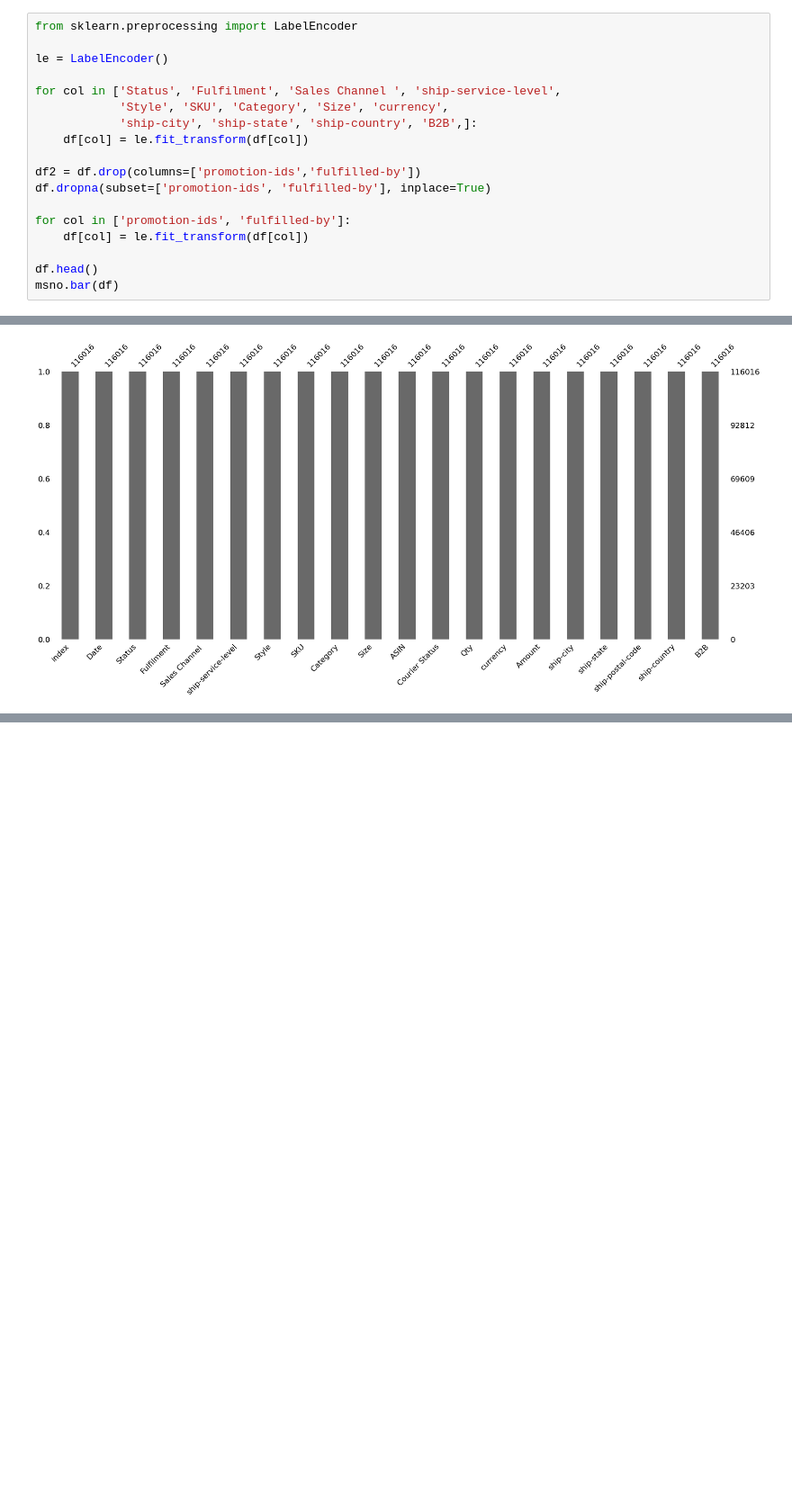
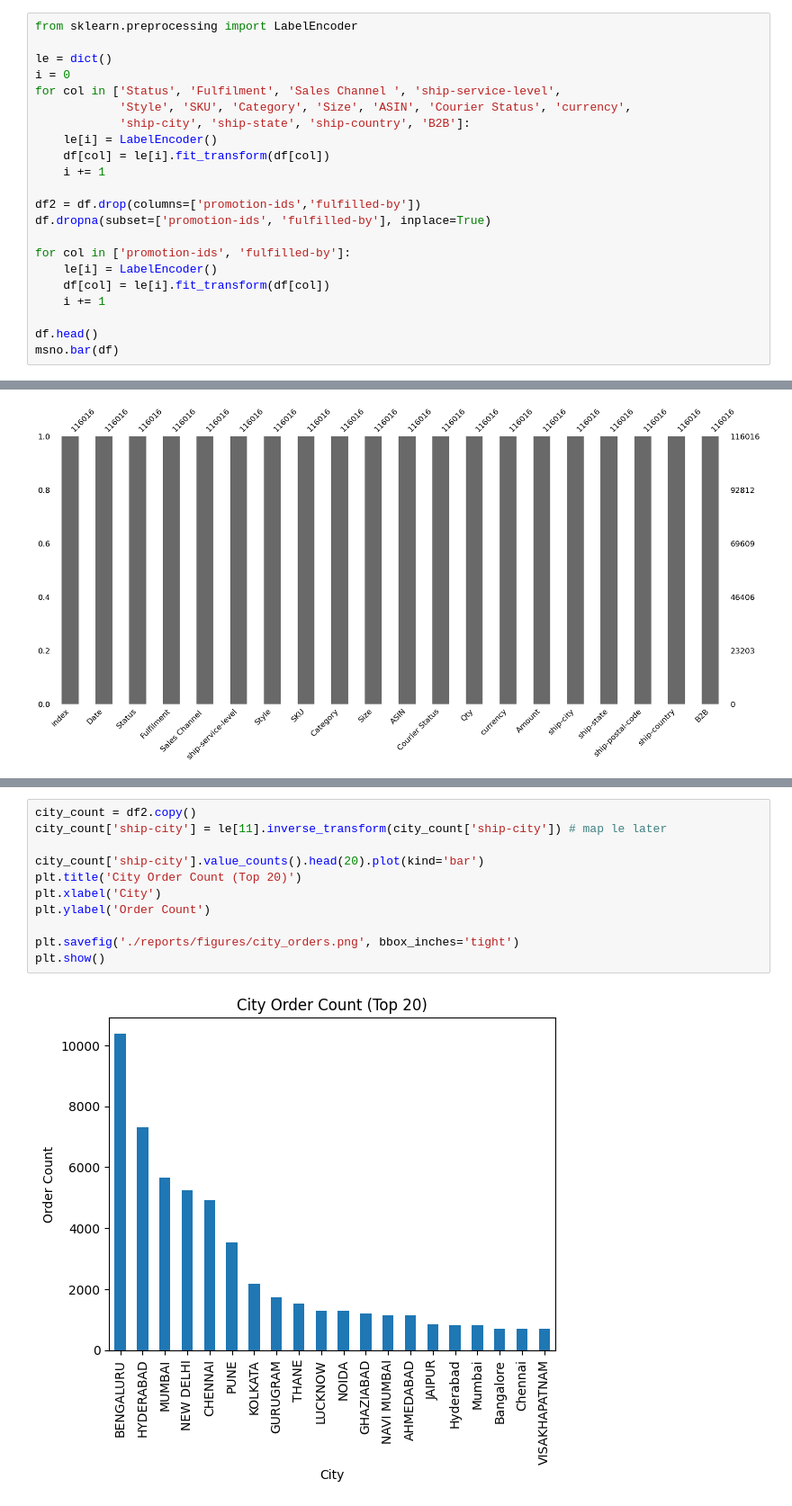
Before and after one commit to khangwen/data-analysis-project, a Jupyter notebook: notebooks/sales_analysis.ipynb, the cells around one changed output, grey strips where cells are left out. Shown at 90% size. Drawn from its saved outputs; the diff is of its cells as text; blank space fills up the shorter version.

```diff
--- a/notebooks/sales_analysis.ipynb
+++ b/notebooks/sales_analysis.ipynb
@@ -77,18 +78,22 @@ msno.bar(df)
 # %%
 from sklearn.preprocessing import LabelEncoder
 
-le = LabelEncoder()
-
+le = dict()
+i = 0
 for col in ['Status', 'Fulfilment', 'Sales Channel ', 'ship-service-level',
-            'Style', 'SKU', 'Category', 'Size', 'currency',
-            'ship-city', 'ship-state', 'ship-country', 'B2B',]:
-    df[col] = le.fit_transform(df[col])
+            'Style', 'SKU', 'Category', 'Size', 'ASIN', 'Courier Status', 'currency',
+            'ship-city', 'ship-state', 'ship-country', 'B2B']:
+    le[i] = LabelEncoder()
+    df[col] = le[i].fit_transform(df[col])
+    i += 1
 
 df2 = df.drop(columns=['promotion-ids','fulfilled-by'])
 df.dropna(subset=['promotion-ids', 'fulfilled-by'], inplace=True)
 
 for col in ['promotion-ids', 'fulfilled-by']:
-    df[col] = le.fit_transform(df[col])
+    le[i] = LabelEncoder()
+    df[col] = le[i].fit_transform(df[col])
+    i += 1
 
 df.head()
 msno.bar(df)
@@ -111,0 +170,13 @@ msno.bar(df2)
+# %%
+city_count = df2.copy()
+city_count['ship-city'] = le[11].inverse_transform(city_count['ship-city']) # map le later
+
+city_count['ship-city'].value_counts().head(20).plot(kind='bar')
+plt.title('City Order Count (Top 20)')
+plt.xlabel('City')
+plt.ylabel('Order Count')
+
+plt.savefig('./reports/figures/city_orders.png', bbox_inches='tight')
+plt.show()
+# %% [output]
+[figure, added]
```
Also changed, not shown: parts of 9 cells of this notebook, 7 other files.
